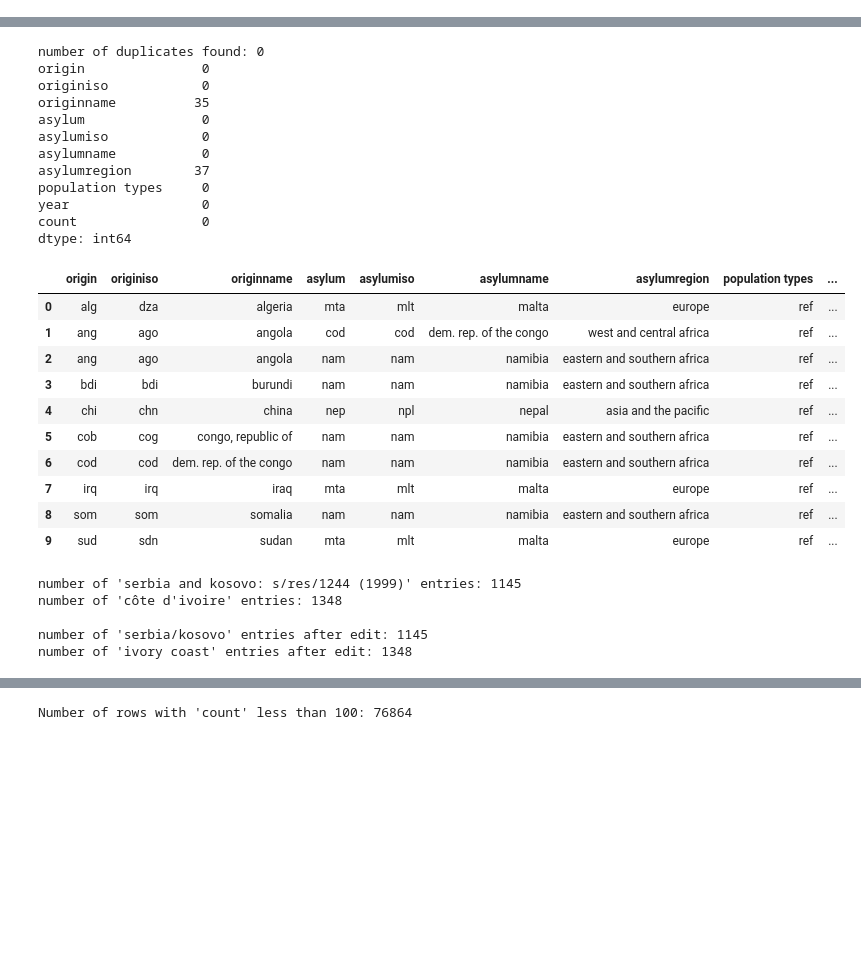
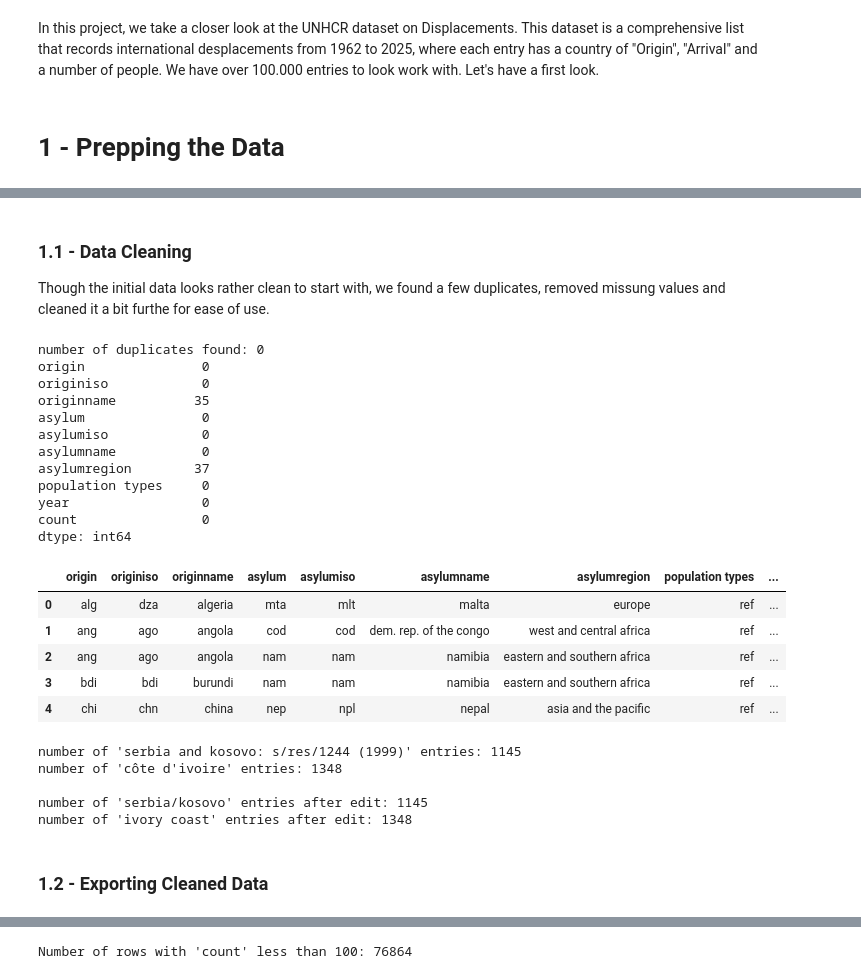
Before and after one commit to TishDuc/TishDuc.github.io, a Jupyter notebook: Displacements_Final_Project/Main_script.ipynb, the cells around one changed output, grey strips where cells are left out. Cells and saved outputs as stored; diff of their text form; code cells hidden in the pictures; blank space fills up the shorter version.

Commit message:
Working on main script, data loading, cleaning, filtering, and initial look

```diff
--- a/Displacements_Final_Project/Main_script.ipynb
+++ b/Displacements_Final_Project/Main_script.ipynb
@@ -11,6 +11,10 @@ import pandas as pd
 import geopandas as gpd
 import plotly.express as px
 import plotly.graph_objects as go
+# %% [markdown]
+In this project, we take a closer look at the UNHCR dataset on Displacements. This dataset is a comprehensive list that records international desplacements from 1962 to 2025, where each entry has a country of "Origin", "Arrival" and a number of people. We have over 100.000 entries to look work with. Let's have a first look.
+# %% [markdown]
+# 1 - Prepping the Data
 # %%
 # load excel dataset
 raw_data = pd.read_excel(
@@ -33,6 +37,10 @@ raw_data[:10]
 | 7 | IRQ | IRQ | Iraq | MTA | MLT | Malta | Europe | REF | ... |
 | 8 | SOM | SOM | Somalia | NAM | NAM | Namibia | Eastern and Southern Africa | REF | ... |
 | 9 | SUD | SDN | Sudan | MTA | MLT | Malta | Europe | REF | ... |
+# %% [markdown]
+### 1.1 - Data Cleaning
+
+Though the initial data looks rather clean to start with, we found a few duplicates, removed missung values and cleaned it a bit furthe for ease of use.
 # %%
 # -------------------------------------------------------------------
 #                      changes to the raw data
@@ -48,44 +56,41 @@ for col in raw_data.select_dtypes(include='object'):
 
 # check for duplicates
 # ---------------------
-print("number of duplicates found:", raw_data.duplicated().sum()) # ----> 0 duplicates
+print("number of duplicates found:", raw_data.duplicated().sum())
+# remove duplicates
+raw_data = raw_data.drop_duplicates()
 
 # check for missing values
 # ---------------------
 print(raw_data.isnull().sum())
-# show rows with missing values
-# print(raw_data[raw_data.isnull().any(axis=1)])
 # remove rows with missing values
 raw_data = raw_data.dropna()
 
 
+# -------------------------------------------------------------------
+
 # Sanity check it worked:
 # ---------------------
 # print(raw_data.isnull().sum())
-raw_data[:10]
+raw_data[:5]
 # %% [output]
 number of duplicates found: 0
 origin               0
 originiso            0
 originname          35
 asylum               0
 asylumiso            0
 asylumname           0
 asylumregion        37
 population types     0
 year                 0
 count                0
 dtype: int64
 |  | origin | originiso | originname | asylum | asylumiso | asylumname | asylumregion | population types | ... |
 | 0 | alg | dza | algeria | mta | mlt | malta | europe | ref | ... |
 | 1 | ang | ago | angola | cod | cod | dem. rep. of the congo | west and central africa | ref | ... |
 | 2 | ang | ago | angola | nam | nam | namibia | eastern and southern africa | ref | ... |
 | 3 | bdi | bdi | burundi | nam | nam | namibia | eastern and southern africa | ref | ... |
 | 4 | chi | chn | china | nep | npl | nepal | asia and the pacific | ref | ... |
-| 5 | cob | cog | congo, republic of | nam | nam | namibia | eastern and southern africa | ref | ... |
-| 6 | cod | cod | dem. rep. of the congo | nam | nam | namibia | eastern and southern africa | ref | ... |
-| 7 | irq | irq | iraq | mta | mlt | malta | europe | ref | ... |
-| 8 | som | som | somalia | nam | nam | namibia | eastern and southern africa | ref | ... |
-| 9 | sud | sdn | sudan | mta | mlt | malta | europe | ref | ... |
 # %%
 # ---------------------------------------------------------
@@ -137,6 +142,8 @@ number of 'côte d'ivoire' entries: 1348
 
 number of 'serbia/kosovo' entries after edit: 1145
 number of 'ivory coast' entries after edit: 1348
+# %% [markdown]
+### 1.2 - Exporting Cleaned Data
 # %%
 # --------------------------------------------------------------
 #             Export cleaned Data ----> CSV format
```
Also changed, not shown: parts of 12 cells of this notebook, 6 other files.
